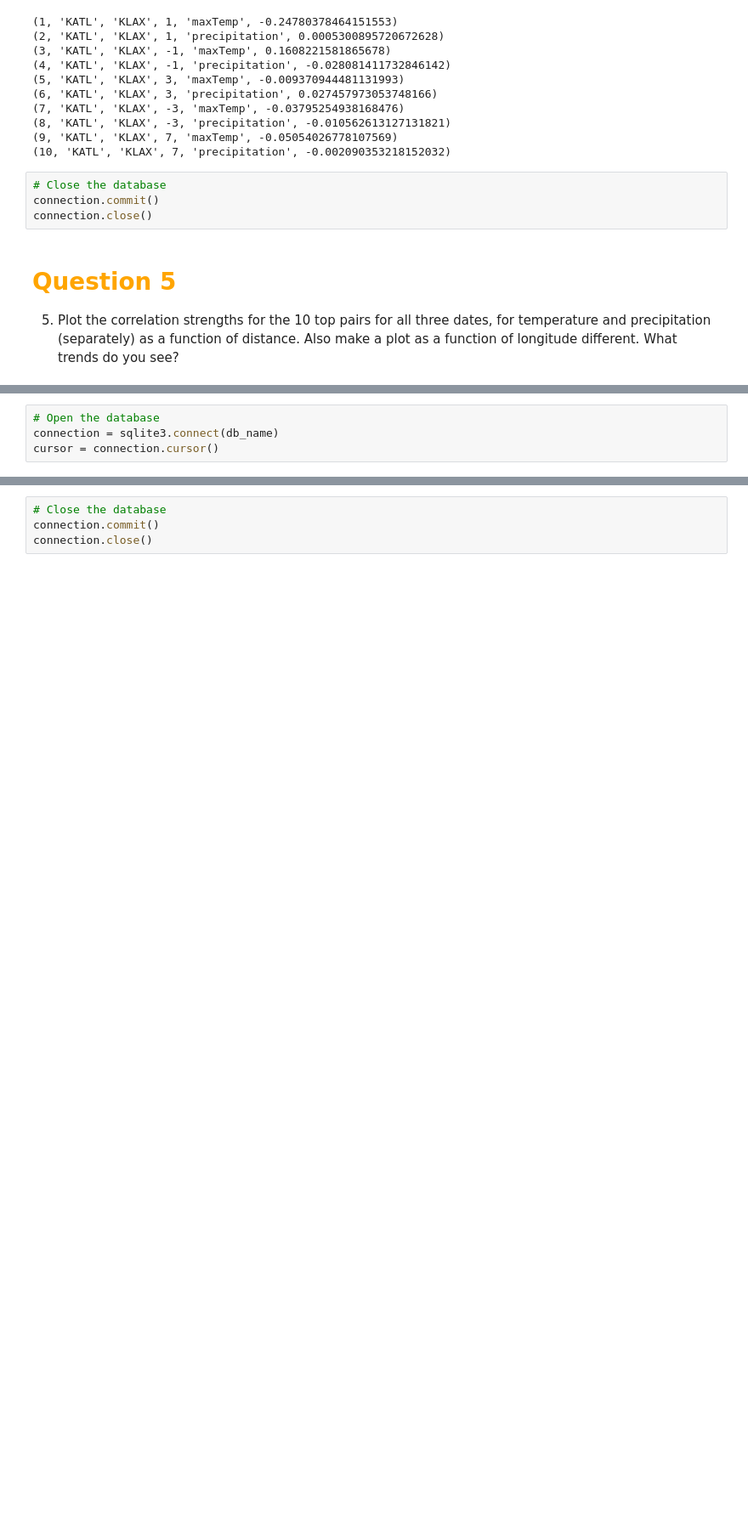
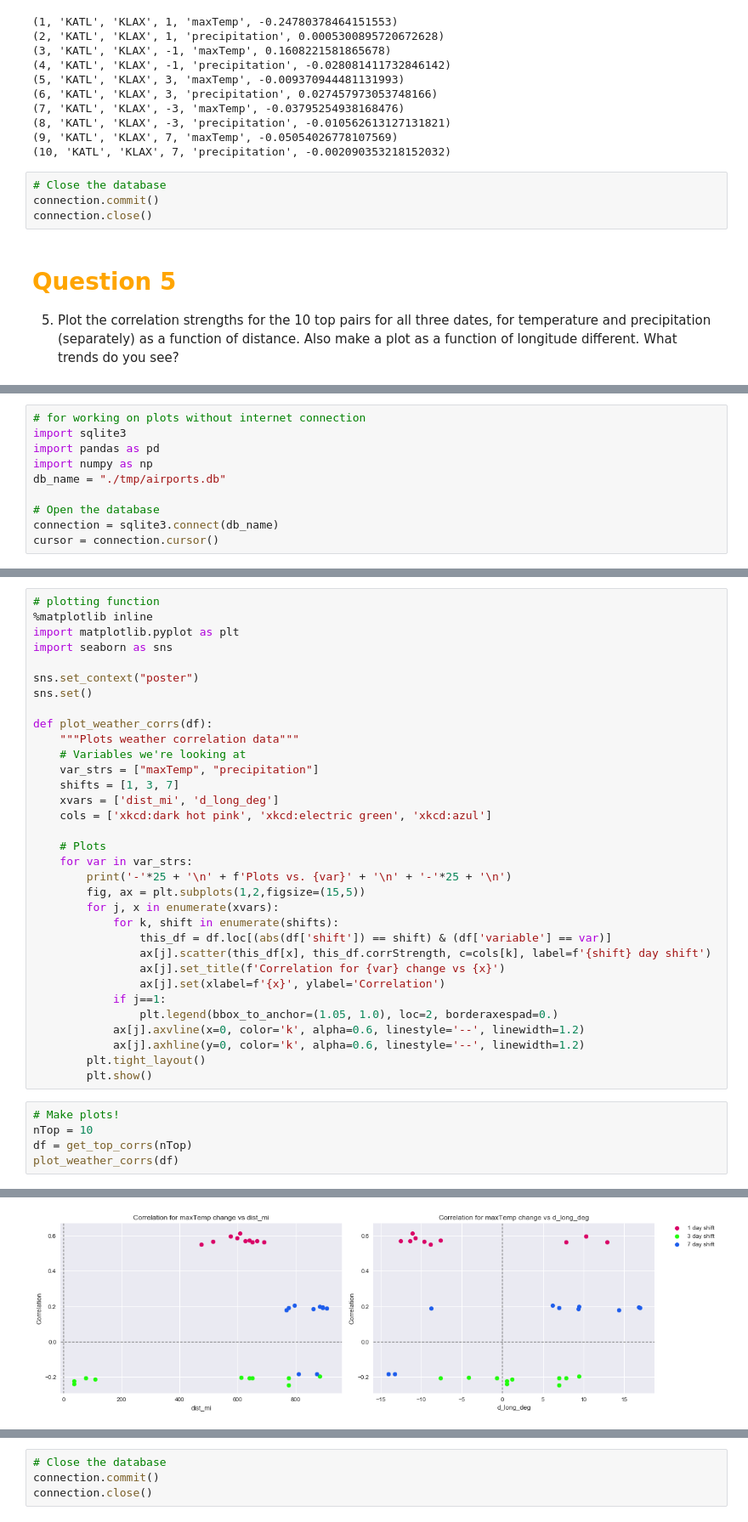
Before and after one commit to mattjaffe42/hw_py_ay250, a Jupyter notebook: hw5/jaffe_hw5.ipynb, the cells around one changed output, grey strips where cells are left out. Shown: that part at 85% size. Drawn from its saved outputs; the diff is of its cells as text; blank space fills up the shorter version.

Commit message:
Nicer plotting. Changed analysis to include sign of correlations, and added some commentary on results.

```diff
--- a/hw5/jaffe_hw5.ipynb
+++ b/hw5/jaffe_hw5.ipynb
@@ -335,4 +333,10 @@ Brainstorming
 # %%
+# for working on plots without internet connection
+import sqlite3
+import pandas as pd
+import numpy as np
+db_name = "./tmp/airports.db"
+
 # Open the database
 connection = sqlite3.connect(db_name)
 cursor = connection.cursor()
@@ -395,0 +399,39 @@ df['d_long_deg'] = 360/(2*3.14)*(df['long_A'] - df['long_B'])
+# %%
+# plotting function
+%matplotlib inline
+import matplotlib.pyplot as plt
+import seaborn as sns
+
+sns.set_context("poster")
+sns.set()
+
+def plot_weather_corrs(df):
+    """Plots weather correlation data"""
+    # Variables we're looking at
+    var_strs = ["maxTemp", "precipitation"]
+    shifts = [1, 3, 7]
+    xvars = ['dist_mi', 'd_long_deg']
+    cols = ['xkcd:dark hot pink', 'xkcd:electric green', 'xkcd:azul']
+
+    # Plots
+    for var in var_strs:
+        print('-'*25 + '\n' + f'Plots vs. {var}' + '\n' + '-'*25 + '\n')
+        fig, ax = plt.subplots(1,2,figsize=(15,5))
+        for j, x in enumerate(xvars):
+            for k, shift in enumerate(shifts):
+                this_df = df.loc[(abs(df['shift']) == shift) & (df['variable'] == var)]
+                ax[j].scatter(this_df[x], this_df.corrStrength, c=cols[k], label=f'{shift} day shift')
+                ax[j].set_title(f'Correlation for {var} change vs {x}')
+                ax[j].set(xlabel=f'{x}', ylabel='Correlation')
+            if j==1:
+                plt.legend(bbox_to_anchor=(1.05, 1.0), loc=2, borderaxespad=0.)
+            ax[j].axvline(x=0, color='k', alpha=0.6, linestyle='--', linewidth=1.2)
+            ax[j].axhline(y=0, color='k', alpha=0.6, linestyle='--', linewidth=1.2)
+        plt.tight_layout()
+        plt.show()
+# %%
+# Make plots!
+nTop = 10
+df = get_top_corrs(nTop)
+plot_weather_corrs(df)
+# %% [output]
@@ -395,0 +441 @@ df['d_long_deg'] = 360/(2*3.14)*(df['long_A'] - df['long_B'])
+[figure, added]
```
Also changed, not shown: parts of 9 cells of this notebook.
